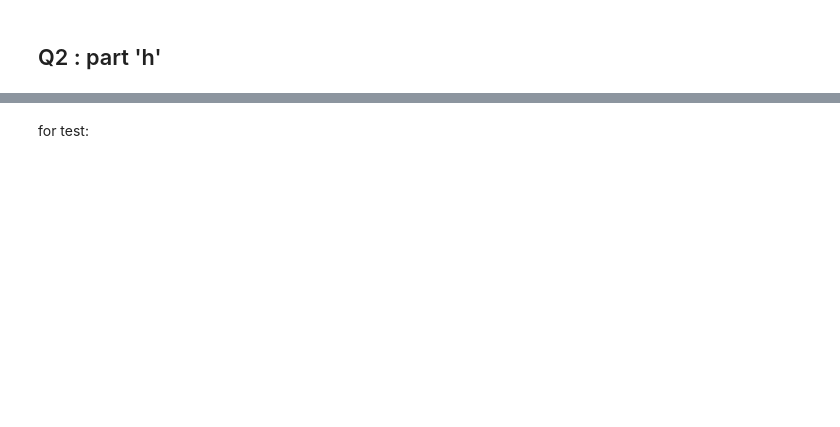
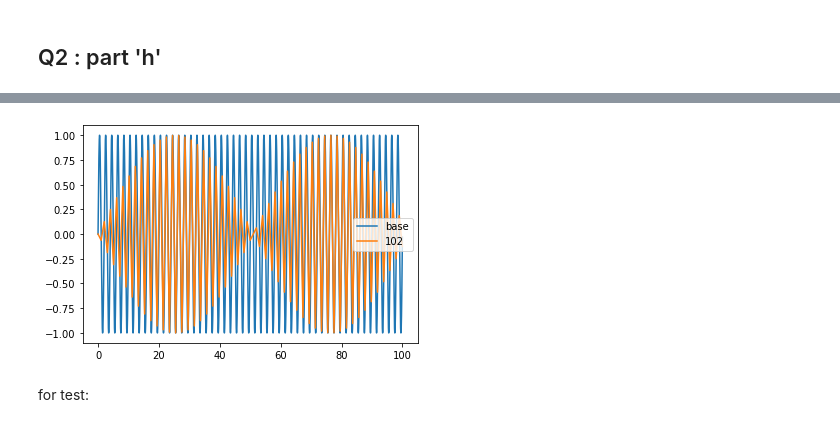
Before and after one commit to aSafarpoor/DIP, a Jupyter notebook: DIP_HW2_99210301.ipynb, the cells around one changed output, grey strips where cells are left out. Cells and saved outputs as stored; diff of their text form; code cells hidden in the pictures; blank space fills up the shorter version.

```diff
--- a/DIP_HW2_99210301.ipynb
+++ b/DIP_HW2_99210301.ipynb
@@ -130,2 +157,10 @@ plt.show()
+# %%
+plt.plot(x,y,label='base')
+plt.plot(x102,y102,label='102')
+
+plt.legend()
+plt.show()
+# %% [output]
+[figure, added]
 # %% [markdown]
 for test:
```
Also changed, not shown: parts of 6 cells of this notebook.
